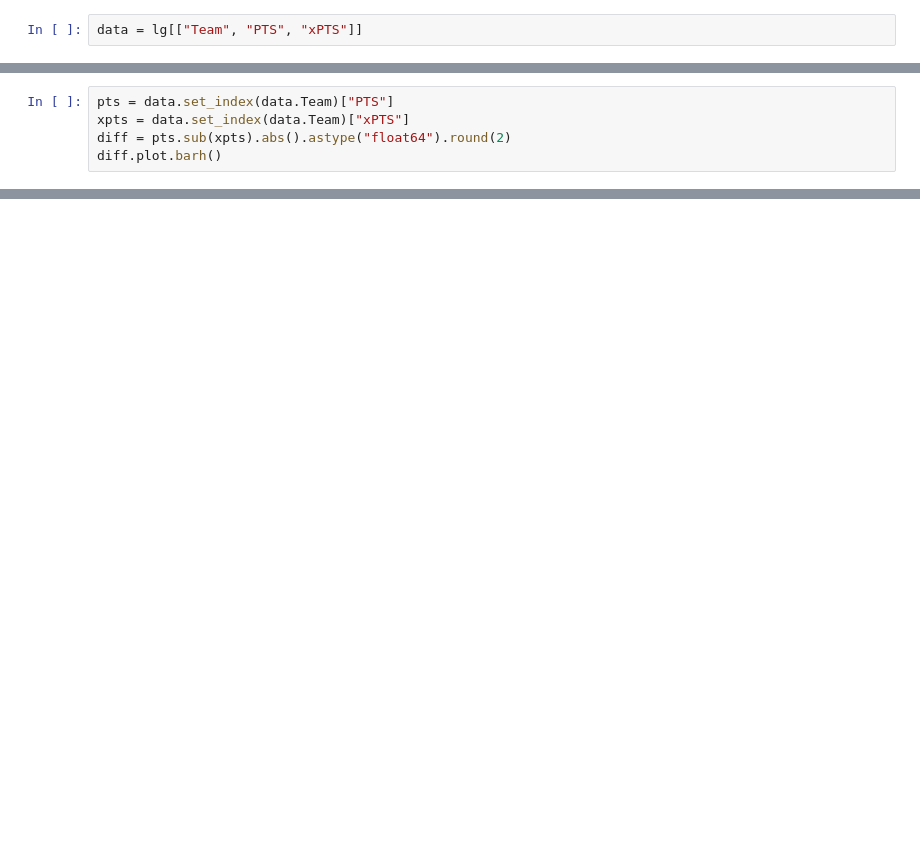
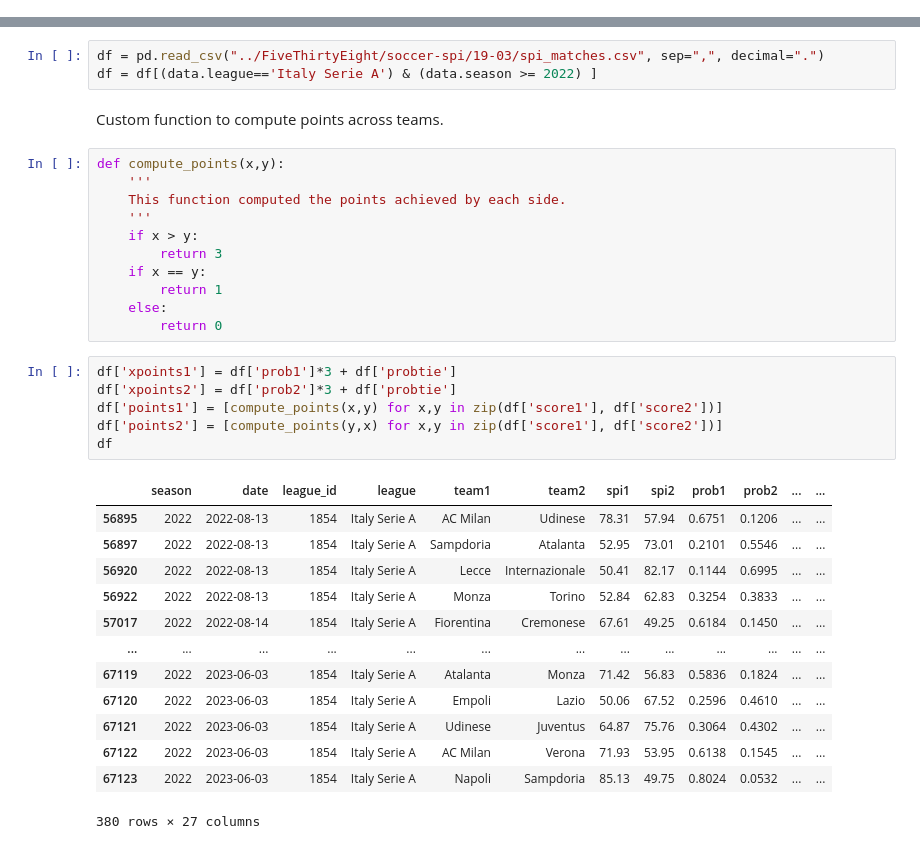
Before and after one commit to Weinsz/SciViz-SerieA-2022-23, a Jupyter notebook: Misc/PTS-xPTS.ipynb, the cells around one changed output, grey strips where cells are left out. Drawn from its saved outputs; the diff is of its cells as text; blank space fills up the shorter version.

```diff
--- a/Misc/PTS-xPTS.ipynb
+++ b/Misc/PTS-xPTS.ipynb
@@ -16,2 +0,0 @@ finally:
-# %%
-data = lg[["Team", "PTS", "xPTS"]]
@@ -117,5 +32,0 @@ plt.savefig(
-# %%
-pts = data.set_index(data.Team)["PTS"]
-xpts = data.set_index(data.Team)["xPTS"]
-diff = pts.sub(xpts).abs().astype("float64").round(2)
-diff.plot.barh()
@@ -135,0 +37,36 @@ data[data["Team"] == "Napoli"]
+# %%
+df = pd.read_csv("../FiveThirtyEight/soccer-spi/19-03/spi_matches.csv", sep=",", decimal=".")
+df = df[(data.league=='Italy Serie A') & (data.season >= 2022) ]
+# %% [markdown]
+Custom function to compute points across teams.
+# %%
+def compute_points(x,y):
+    '''
+    This function computed the points achieved by each side.
+    '''
+    if x > y:
+        return 3
+    if x == y:
+        return 1
+    else:
+        return 0
+# %%
+df['xpoints1'] = df['prob1']*3 + df['probtie']
+df['xpoints2'] = df['prob2']*3 + df['probtie']
+df['points1'] = [compute_points(x,y) for x,y in zip(df['score1'], df['score2'])]
+df['points2'] = [compute_points(y,x) for x,y in zip(df['score1'], df['score2'])]
+df
+# %% [output]
+|  | season | date | league_id | league | team1 | team2 | spi1 | spi2 | prob1 | prob2 | ... | ... |
+| 56895 | 2022 | 2022-08-13 | 1854 | Italy Serie A | AC Milan | Udinese | 78.31 | 57.94 | 0.6751 | 0.1206 | ... | ... |
+| 56897 | 2022 | 2022-08-13 | 1854 | Italy Serie A | Sampdoria | Atalanta | 52.95 | 73.01 | 0.2101 | 0.5546 | ... | ... |
+| 56920 | 2022 | 2022-08-13 | 1854 | Italy Serie A | Lecce | Internazionale | 50.41 | 82.17 | 0.1144 | 0.6995 | ... | ... |
+| 56922 | 2022 | 2022-08-13 | 1854 | Italy Serie A | Monza | Torino | 52.84 | 62.83 | 0.3254 | 0.3833 | ... | ... |
+| 57017 | 2022 | 2022-08-14 | 1854 | Italy Serie A | Fiorentina | Cremonese | 67.61 | 49.25 | 0.6184 | 0.1450 | ... | ... |
+| ... | ... | ... | ... | ... | ... | ... | ... | ... | ... | ... | ... | ... |
+| 67119 | 2022 | 2023-06-03 | 1854 | Italy Serie A | Atalanta | Monza | 71.42 | 56.83 | 0.5836 | 0.1824 | ... | ... |
+| 67120 | 2022 | 2023-06-03 | 1854 | Italy Serie A | Empoli | Lazio | 50.06 | 67.52 | 0.2596 | 0.4610 | ... | ... |
+| 67121 | 2022 | 2023-06-03 | 1854 | Italy Serie A | Udinese | Juventus | 64.87 | 75.76 | 0.3064 | 0.4302 | ... | ... |
+| 67122 | 2022 | 2023-06-03 | 1854 | Italy Serie A | AC Milan | Verona | 71.93 | 53.95 | 0.6138 | 0.1545 | ... | ... |
+| 67123 | 2022 | 2023-06-03 | 1854 | Italy Serie A | Napoli | Sampdoria | 85.13 | 49.75 | 0.8024 | 0.0532 | ... | ... |
+380 rows × 27 columns
```
Also changed, not shown: parts of 19 cells of this notebook.
